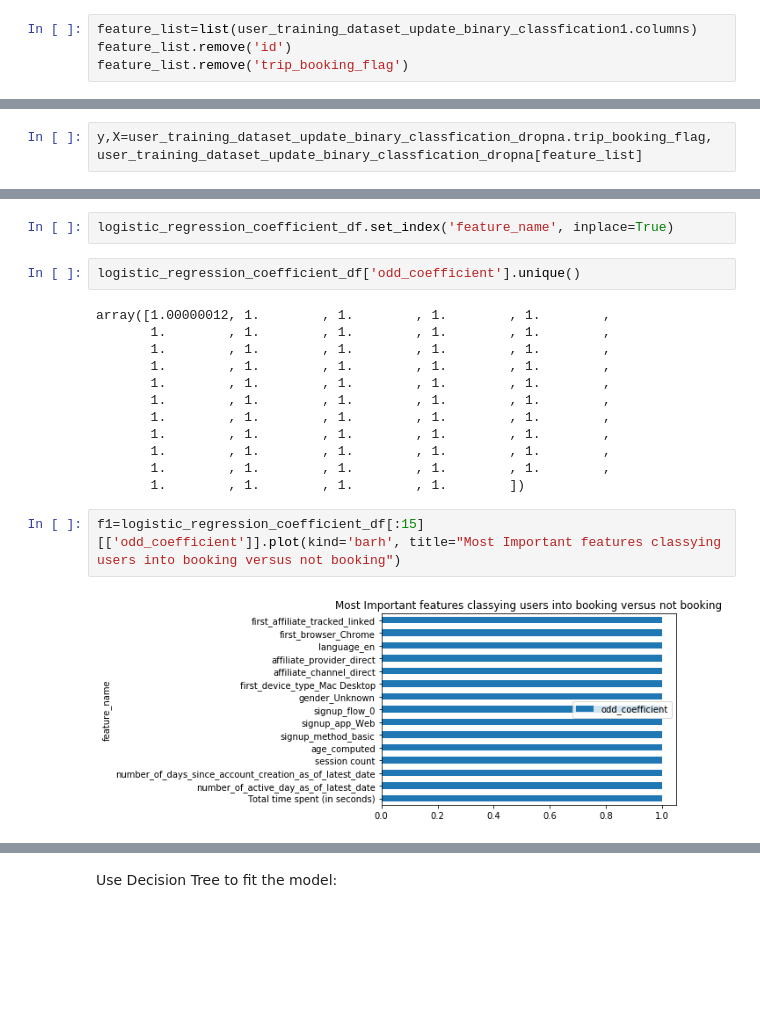
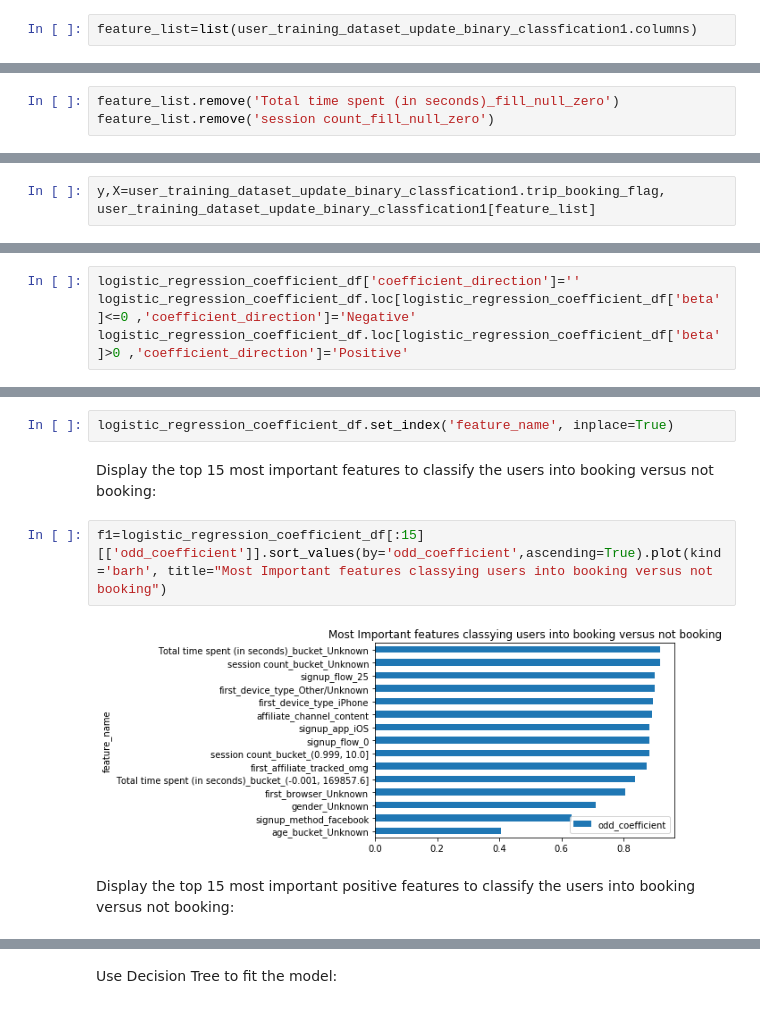
Before and after one commit to yukaabe/Springboard-datasciencebootcamp-repo, a Jupyter notebook: Airbnb modeling Script.ipynb, the cells around one changed output, grey strips where cells are left out. Saved outputs shown, nothing was run; the diff lists cells and outputs as text; blank space fills up the shorter version.

```diff
--- a/Airbnb modeling Script.ipynb
+++ b/Airbnb modeling Script.ipynb
@@ -80,5 +172,3 @@ user_training_dataset_update_binary_classfication_dropna=user_training_dataset_u
 Define the feature list:
 # %%
 feature_list=list(user_training_dataset_update_binary_classfication1.columns)
-feature_list.remove('id')
-feature_list.remove('trip_booking_flag')
@@ -84,0 +181,3 @@ feature_list.remove('trip_booking_flag')
+# %%
+feature_list.remove('Total time spent (in seconds)_fill_null_zero')
+feature_list.remove('session count_fill_null_zero')
@@ -85,7 +188,7 @@ feature_list.remove('trip_booking_flag')
 # %% [markdown]
 Define the label and feature:
 # %%
-y,X=user_training_dataset_update_binary_classfication_dropna.trip_booking_flag, user_training_dataset_update_binary_classfication_dropna[feature_list]
+y,X=user_training_dataset_update_binary_classfication1.trip_booking_flag, user_training_dataset_update_binary_classfication1[feature_list]
 # %% [markdown]
 Frist model: Develop binary classification model. Use trip_booking_flag as the label and rest of the variables as features
 # %% [markdown]
@@ -172,0 +278,4 @@ logistic_regression_coefficient_df.sort_values(by='beta', ascending=False).head(
+# %%
+logistic_regression_coefficient_df['coefficient_direction']=''
+logistic_regression_coefficient_df.loc[logistic_regression_coefficient_df['beta']<=0 ,'coefficient_direction']='Negative'
+logistic_regression_coefficient_df.loc[logistic_regression_coefficient_df['beta']>0 ,'coefficient_direction']='Positive'
@@ -176,21 +289,11 @@ logistic_regression_coefficient_df['odd_coefficient']=np.exp(logistic_regression
 logistic_regression_coefficient_df.sort_values(by='odd_coefficient', ascending=False, inplace=True)
 # %%
 logistic_regression_coefficient_df.set_index('feature_name', inplace=True)
-# %%
-logistic_regression_coefficient_df['odd_coefficient'].unique()
-# %% [output]
-array([1.00000012, 1.        , 1.        , 1.        , 1.        ,
-       1.        , 1.        , 1.        , 1.        , 1.        ,
-       1.        , 1.        , 1.        , 1.        , 1.        ,
-       1.        , 1.        , 1.        , 1.        , 1.        ,
-       1.        , 1.        , 1.        , 1.        , 1.        ,
-       1.        , 1.        , 1.        , 1.        , 1.        ,
-       1.        , 1.        , 1.        , 1.        , 1.        ,
-       1.        , 1.        , 1.        , 1.        , 1.        ,
-       1.        , 1.        , 1.        , 1.        , 1.        ,
-       1.        , 1.        , 1.        , 1.        , 1.        ,
-       1.        , 1.        , 1.        , 1.        ])
+# %% [markdown]
+Display the top 15 most important features to classify the users into booking versus not booking:
 # %%
-f1=logistic_regression_coefficient_df[:15][['odd_coefficient']].plot(kind='barh', title="Most Important features classying users into booking versus not booking")
+f1=logistic_regression_coefficient_df[:15][['odd_coefficient']].sort_values(by='odd_coefficient',ascending=True).plot(kind='barh', title="Most Important features classying users into booking versus not booking")
 # %% [output]
-[figure, old version]
+[figure, new version]
+# %% [markdown]
+Display the top 15 most important positive features to classify the users into booking versus not booking:
```
Also changed, not shown: parts of 53 cells of this notebook, 1 other file.
